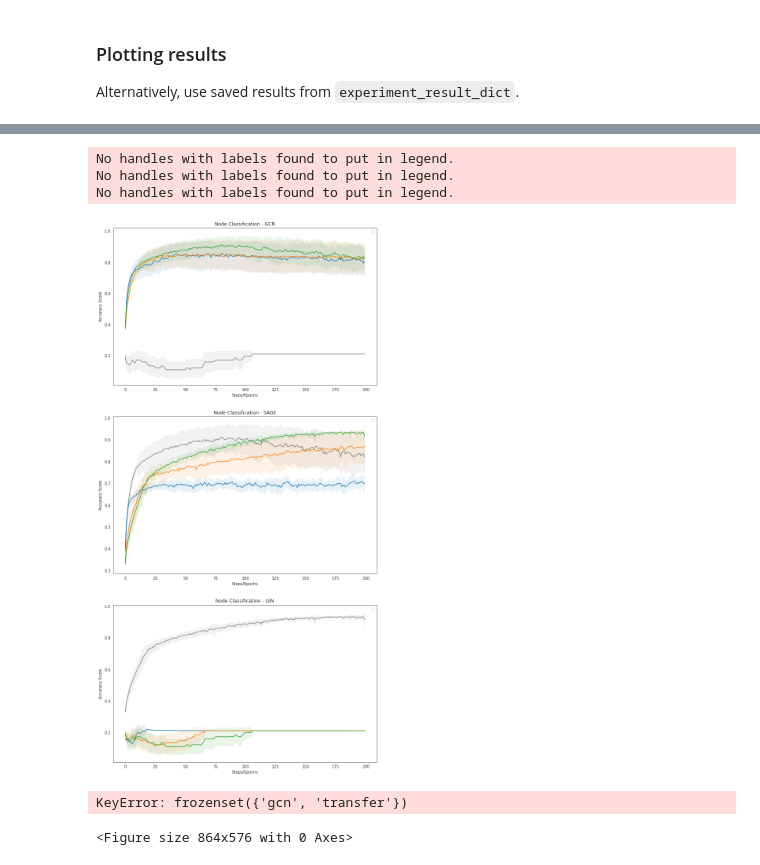
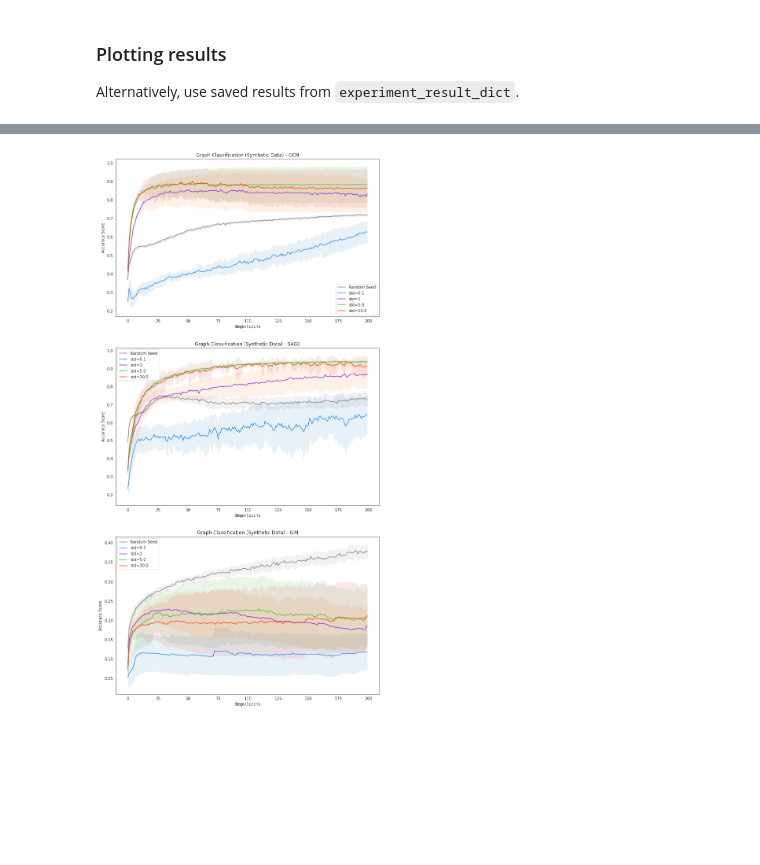
Before and after one commit to nishai/Graph-Network-Transfer, a Jupyter notebook: Synthetic Data/graph_classification/results/results.ipynb, the cells around one changed output, grey strips where cells are left out. Saved outputs shown, nothing was run; the diff lists cells and outputs as text; code cells hidden in the pictures; blank space fills up the shorter version.

Commit message:
Updated result dicts and notebooks

```diff
--- a/Synthetic Data/graph_classification/results/results.ipynb
+++ b/Synthetic Data/graph_classification/results/results.ipynb
@@ -205,71 +199,51 @@ array([0.20635789, 0.23427368, 0.23461053, 0.23469474, 0.2304    ,
+# %%
+def get_label(tag, param='p'):
+    if param == 'p':
+        tag_list = p_tags
+    elif param == 'n':
+        tag_list = n_tags
+    elif param == 'std':
+        tag_list = std_tags
+
+    for t in tag_list:
+        if t in tag:
+            return t
 # %%
-# legend_dict = {
-#     'base': 'Random Seed',
-#     'configuration_1': 'Transferred from Configuration 1',
-#     'configuration_2': 'Transferred from Configuration 2',
-#     'configuration_3': 'Transferred from Configuration 3'}
-# colours = {'base': 'dodgerblue', 'configuration_1': 'blueviolet', 'configuration_2': 'limegreen', 'configuration_3': 'orangered',}
+MODE = 'std'
+
+colours = ['dodgerblue', 'blueviolet', 'limegreen', 'orangered']
+
+if MODE == 'p': cols = {tag: colours[i] for i, tag in enumerate(p_tags)}
+elif MODE == 'n': cols = {tag: colours[i] for i, tag in enumerate(n_tags)}
+elif MODE == 'std': cols = {tag: colours[i] for i, tag in enumerate(std_tags)}
 
 plt.figure(figsize=(12, 25))
 
 for i, model in enumerate(models):
     plt.subplot(3,1,i+1)
 
     # base experiment
     base_acc = experiment_results['base'][frozenset({'base', model})]['accuracies']
     base_acc_mean = base_acc.mean(axis=0)
     base_acc_std = (base_acc_mean + base_acc.std(axis=0), base_acc_mean - base_acc.std(axis=0))
 
-    plt.plot(acc.mean(axis=0), color='grey')
-    plt.fill_between(np.arange(len(acc_mean)), acc_std[0], acc_std[1], alpha=0.1, color='grey')
+    plt.plot(base_acc.mean(axis=0), color='grey', label='Random Seed')
+    plt.fill_between(np.arange(len(base_acc_mean)), base_acc_std[0], base_acc_std[1], alpha=0.1, color='grey')
 
     # transfer experiments
-    for tag, result in experiment_results['p'][model].items():
+    for tag, result in experiment_results[MODE][model].items():
+        label = get_label(tag, MODE)
+
         acc = result['accuracies']
         acc_mean = acc.mean(axis=0)
         acc_std = (acc_mean + acc.std(axis=0), acc_mean - acc.std(axis=0))
 
-        plt.plot(acc.mean(axis=0))
+        plt.plot(acc.mean(axis=0), label=label, color=cols[label])
         plt.fill_between(np.arange(len(acc_mean)), acc_std[0], acc_std[1], alpha=0.1)
 
     plt.xlabel('Steps/Epochs')
     plt.ylabel('Accuracy Score')
-    plt.title('Node Classification - ' + model.upper())
+    plt.title('Graph Classification (Synthetic Data) - ' + model.upper())
     plt.legend()
 # %% [output]
-No handles with labels found to put in legend.
-No handles with labels found to put in legend.
-No handles with labels found to put in legend.
-[figure, old version]
+[figure, new version]
-# %%
-# colours = {'transfer': 'blueviolet', 'self-transfer': 'limegreen', 'self-transfer-new-layer': 'orangered'}
-markers = {'gcn': 'o', 'sage': 'P', 'gin': 'D'}
-
-plt.figure(figsize=(12,8))
-
-for model in models:
-    base = experiment_results[frozenset({model, 'base'})]['accuracies'][:, 0].mean()
-    transfer = experiment_results[frozenset({model, 'transfer'})]['accuracies'][:, 0].mean()
-    self_transfer = experiment_results[frozenset({model, 'self-transfer'})]['accuracies'][:, 0].mean()
-    self_transfer_new_layer = experiment_results[frozenset({model, 'self-transfer-new-layer'})]['accuracies'][:, 0].mean()
-
-    plt.scatter(base, transfer, marker=markers[model], s=50,
-                label='{} Arxiv Transfer'.format(model.upper()), color=colours['transfer'])
-    plt.scatter(base, self_transfer, marker=markers[model], s=50,
-                label='{} Self-Transfer'.format(model.upper()), color=colours['self-transfer'])
-    plt.scatter(base, self_transfer_new_layer, marker=markers[model], s=50,
-                label='{} Self-Transfer'.format(model.upper()), color=colours['self-transfer-new-layer'])
-
-plt.plot(np.linspace(0, 1), np.linspace(0, 1), color='grey', lw=1)
-
-axes = plt.gca()
-axes.set_xlim([0, 0.3])
-axes.set_ylim([0, 0.3])
-
-plt.title('Transfer vs. Random initialisation - Jumpstart')
-plt.xlabel('Random seed Accuracy')
-plt.ylabel('Transfer Accuracy')
-plt.legend();
-# %% [output]
-KeyError: frozenset({'gcn', 'transfer'})
-<Figure size 864x576 with 0 Axes>
```
Also changed, not shown: parts of 20 cells of this notebook, 4 other files.
